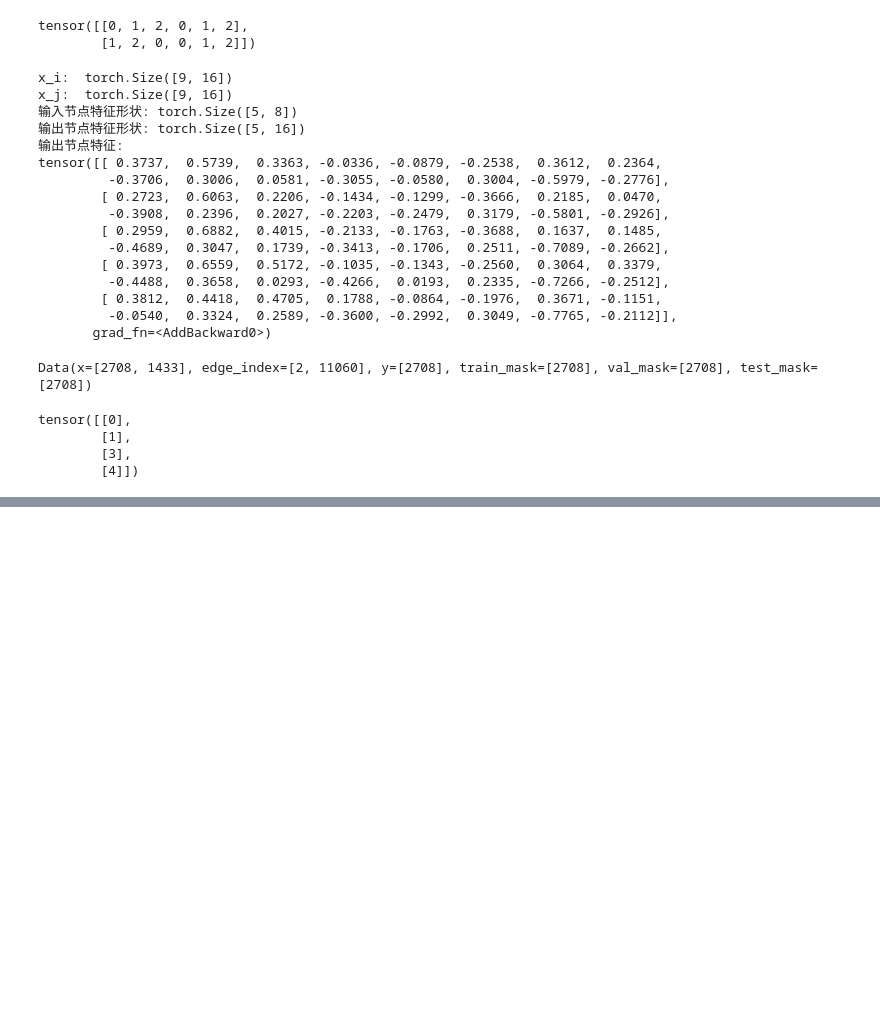
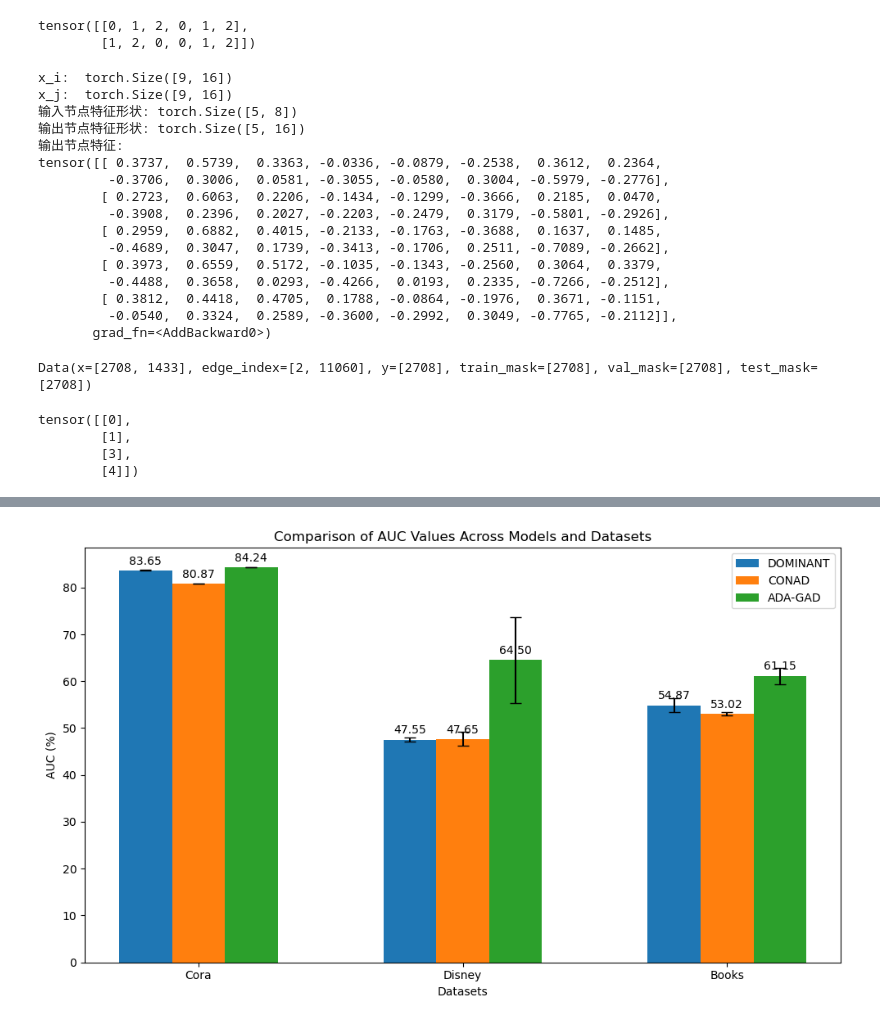
Before and after one commit to SharkRemW/re-AD-algorithm, a Jupyter notebook: test.ipynb, the cells around one changed output, grey strips where cells are left out. Saved outputs shown, nothing was run; the diff lists cells and outputs as text; code cells hidden in the pictures; blank space fills up the shorter version.

```diff
--- a/test.ipynb
+++ b/test.ipynb
@@ -185,0 +252,89 @@ tensor([[0],
+# %%
+import matplotlib.pyplot as plt
+import numpy as np
+# # 支持中文
+# plt.rcParams['font.family'] = 'SimHei'  # 替换为你选择的字体
+# plt.rcParams['axes.unicode_minus'] = False  # 用来正常显示负号
+# 数据定义
+Dominant = {
+    "Cora": [0.836668922, 0.837413297, 0.835445215],
+    'Disney': [0.481638418079096, 0.47175141242937846, 0.4731638418079096],
+    'Books': [0.5671505652620761, 0.5318730729701953, 0.5471223021582734]
+}
+
+Conad = {
+    "Cora": [0.8089, 0.8086, 0.8085],
+    'Disney': [0.4633, 0.4972, 0.4689],
+    'Books': [0.5325, 0.5256, 0.5326]
+}
+
+Adagad = {
+    "Cora": [0.8424237297693565, 0.8424801218068009, 0.8423870749450179],
+    'Disney': [0.612994350282486, 0.5522598870056497, 0.7697740112994351],
+    'Books': [0.6355986639260021, 0.6047918807810895, 0.5942317574511818]
+}
+
+# 将 AUC 值转换为百分数形式
+def convert_to_percentage(data):
+    return {key: [value * 100 for value in values] for key, values in data.items()}
+
+Dominant_pct = convert_to_percentage(Dominant)
+Conad_pct = convert_to_percentage(Conad)
+Adagad_pct = convert_to_percentage(Adagad)
+
+# 数据集和模型名称
+datasets = ["Cora", "Disney", "Books"]
+models = ["Dominant", "Conad", "Adagad"]
+
+# 计算每个数据集的平均值和标准差
+mean_values = {
+    "Dominant": [np.mean(Dominant_pct[ds]) for ds in datasets],
+    "Conad": [np.mean(Conad_pct[ds]) for ds in datasets],
+    "Adagad": [np.mean(Adagad_pct[ds]) for ds in datasets]
+}
+
+std_values = {
+    "Dominant": [np.std(Dominant_pct[ds]) for ds in datasets],
+    "Conad": [np.std(Conad_pct[ds]) for ds in datasets],
+    "Adagad": [np.std(Adagad_pct[ds]) for ds in datasets]
+}
+
+# 绘制条形图
+x = np.arange(len(datasets))  # x 轴位置
+width = 0.2  # 条形宽度
+
+fig, ax = plt.subplots(figsize=(10, 6))
+
+# 绘制每个模型的条形图
+bars1 = ax.bar(x - width, mean_values["Dominant"], width, yerr=std_values["Dominant"], label="DOMINANT", capsize=5)
+bars2 = ax.bar(x, mean_values["Conad"], width, yerr=std_values["Conad"], label="CONAD", capsize=5)
+bars3 = ax.bar(x + width, mean_values["Adagad"], width, yerr=std_values["Adagad"], label="ADA-GAD", capsize=5)
+
+# 添加标签、标题和图例
+ax.set_xlabel("Datasets")
+ax.set_ylabel("AUC (%)")
+ax.set_title("Comparison of AUC Values Across Models and Datasets")
+# ax.set_title("不同模型和数据集的AUC（百分数）比较")
+ax.set_xticks(x)
+ax.set_xticklabels(datasets)
+ax.legend()
+
+# 显示数值标签
+def add_labels(bars):
+    for bar in bars:
+        height = bar.get_height()
+        ax.annotate(f"{height:.2f}",
+                    xy=(bar.get_x() + bar.get_width() / 2, height),
+                    xytext=(0, 3),  # 3 points vertical offset
+                    textcoords="offset points",
+                    ha='center', va='bottom')
+
+add_labels(bars1)
+add_labels(bars2)
+add_labels(bars3)
+
+plt.tight_layout()
+plt.savefig("auc_comparison.png", dpi=300, bbox_inches='tight')  # 保存为 PNG 文件
+plt.show()
+# %% [output]
+[figure, added]
```
Also changed, not shown: parts of 7 cells of this notebook, 11 other files.
